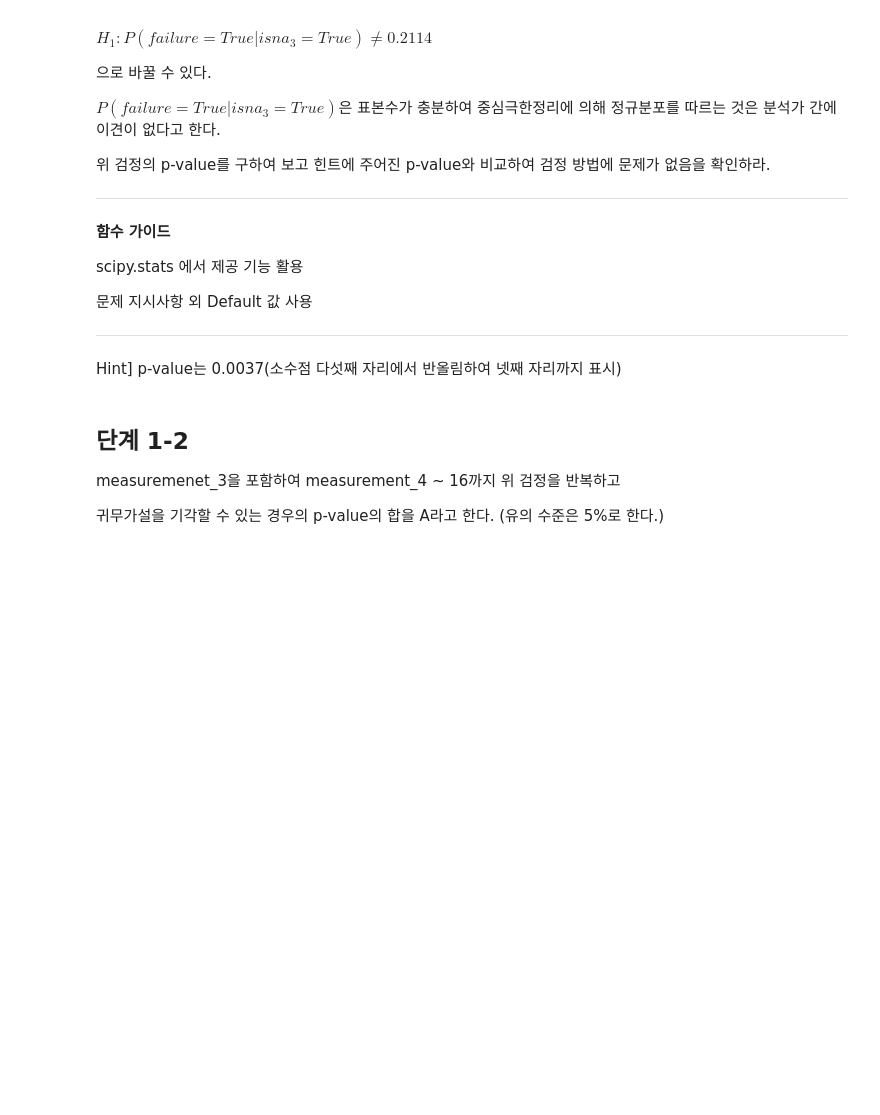
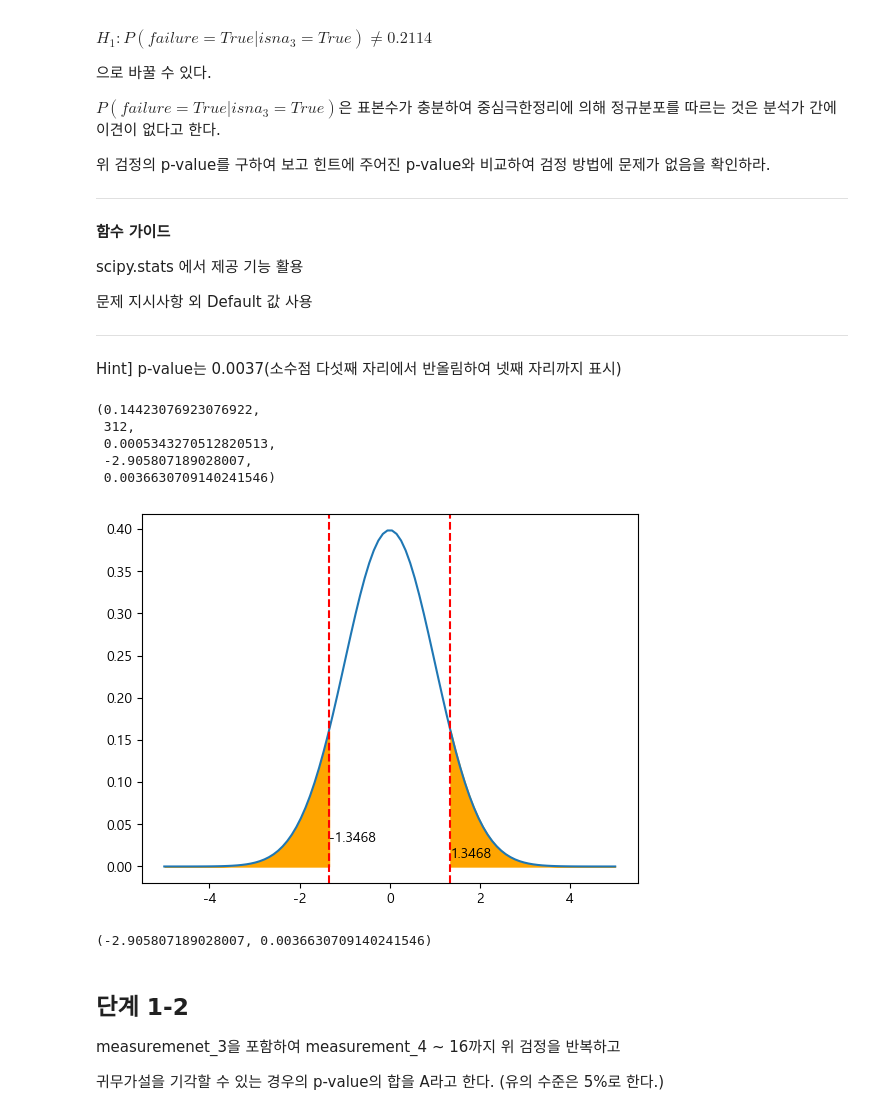
Before and after one commit to sunkusun9/DS_lv3_2312, a Jupyter notebook: sec_ds_lv3_prob1_prob.ipynb, the cells around one changed output. Drawn from its saved outputs; the diff is of its cells as text; code cells hidden in the pictures; blank space fills up the shorter version.

```diff
--- a/sec_ds_lv3_prob1_prob.ipynb
+++ b/sec_ds_lv3_prob1_prob.ipynb
@@ -299,6 +293,69 @@ $P(failure=True|isna_{3}=True)$은 표본수가 충분하여 중심극한정리
 ---
 
  Hint] p-value는 0.0037(소수점 다섯째 자리에서 반올림하여 넷째 자리까지 표시)
+# %%
+from scipy.stats import norm
+
+p_true = 0.2114
+p_var = p_true * (1 - p_true)
+
+n_samples = len(df_basetable.loc[df_basetable['isna_3']])
+p_sample_true = p_true
+p_sample_var = p_var / n_samples
+
+p_ob_true = df_basetable.loc[
+    df_basetable['isna_3'], 'failure'
+].mean()
+
+Z = -abs(p_ob_true - p_sample_true) / (p_sample_var ** 0.5)
+pvalue = norm.cdf(Z) * 2
+p_ob_true, n_samples, p_sample_var, Z, pvalue
+# %% [output]
+(0.14423076923076922,
+ 312,
+ 0.0005343270512820513,
+ -2.905807189028007,
+ 0.0036630709140241546)
+# %%
+# 표준정규 분포를 이용한 pvalue 도출을 그래프로 설명해봅니다
+from scipy.stats import norm
+P_true = 0.2114
+col = 'isna_{}'.format(4)
+P_var = P_true * (1 - P_true)
+n_samples = df_basetable[col].sum()
+P_missing_true = df_basetable.loc[df_basetable[col], 'failure'].mean()
+P_missing_var = P_var / n_samples
+P_missing_std = P_missing_var ** 0.5
+
+stat = -abs((P_missing_true - P_true) / P_missing_std)
+
+plt.plot(np.linspace(-5, 5, 100), norm.pdf(np.linspace(-5, 5, 100)))
+plt.axvline(stat, color='red', linestyle='--')
+plt.text(stat, 0.03, str(stat)[:7])
+plt.axvline(-stat, color='red', linestyle='--')
+plt.text(-stat, 0.01, str(-stat)[:6])
+plt.fill_between(np.linspace(-5, stat, 100), np.zeros(shape=100),
+                norm.pdf(np.linspace(-5, stat, 100)), color='orange')
+plt.fill_between(np.linspace(-stat, 5, 100), np.zeros(shape=100),
+                norm.pdf(np.linspace(-stat, 5, 100)), color='orange')
+
+plt.show()
+# %% [output]
+[figure, added]
+# %%
+from statsmodels.stats.proportion import proportions_ztest
+
+proportions_ztest(
+    df_basetable.loc[
+        df_basetable['isna_3'], 'failure'
+    ].sum(),
+    n_samples,
+    p_true,
+    alternative='two-sided',
+    prop_var=p_true
+)
+# %% [output]
+(-2.905807189028007, 0.0036630709140241546)
 # %% [markdown]
 ## 단계 1-2
 
```
Also changed, not shown: parts of 16 cells of this notebook.
